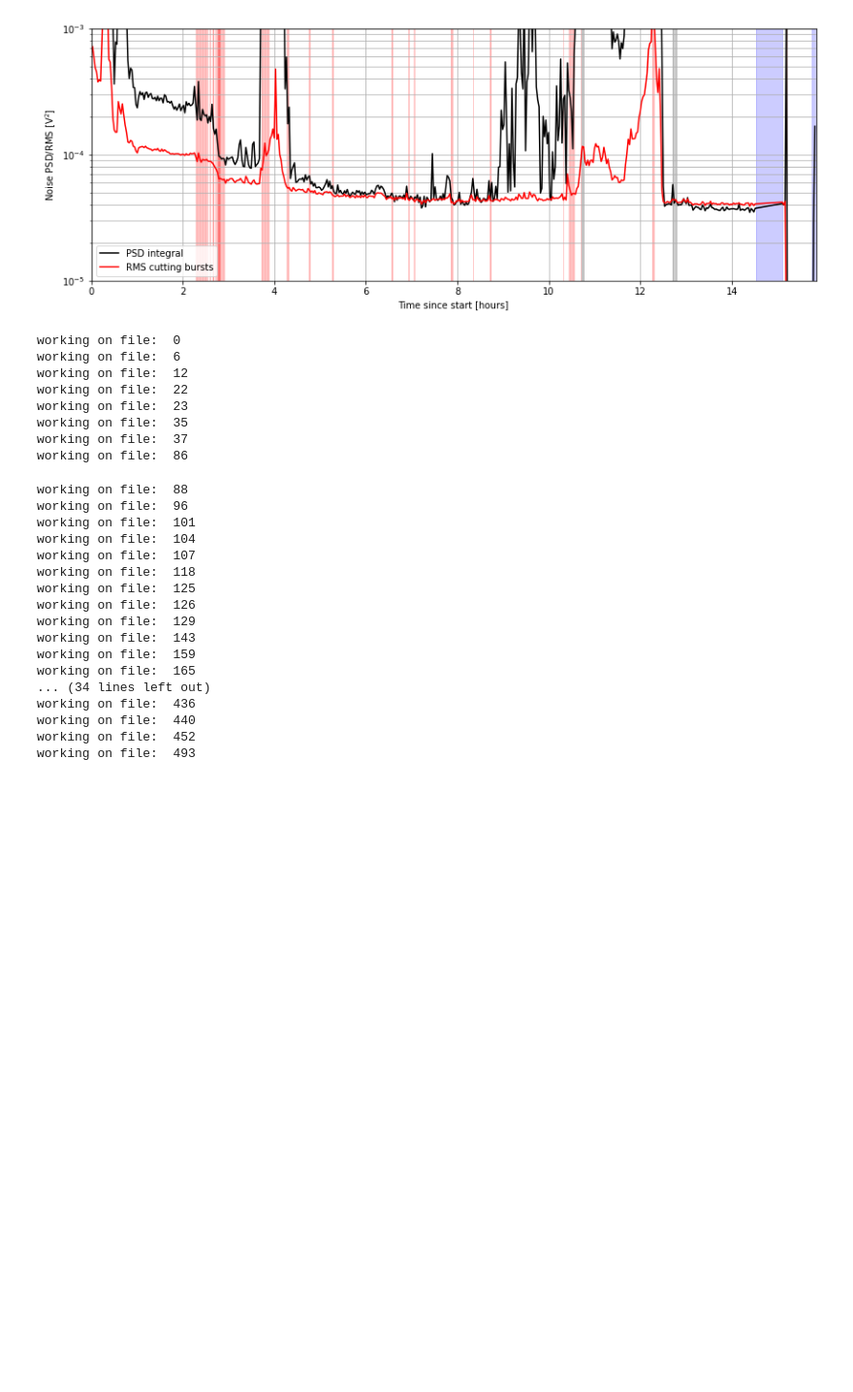
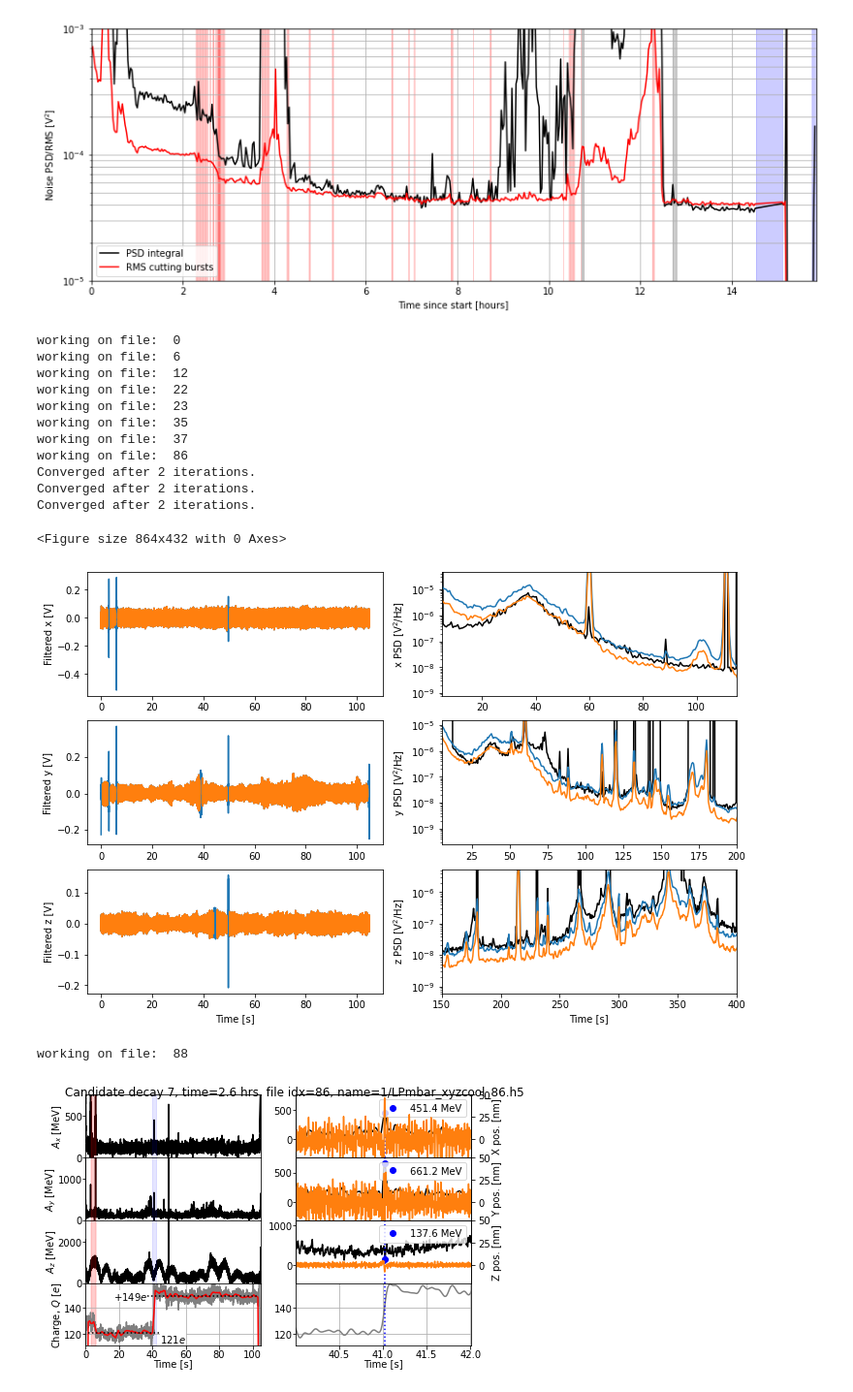
Before and after one commit to Moore-Lab/decay_analysis, a Jupyter notebook: analyze_alpha_data_20231030.ipynb, the cells around one changed output. Shown at 97% size. Cells and saved outputs as stored; diff of their text form; code cells hidden in the pictures; blank space fills up the shorter version.

```diff
--- a/analyze_alpha_data_20231030.ipynb
+++ b/analyze_alpha_data_20231030.ipynb
@@ -1450,7 +1450,7 @@ with open(data_dir+"/pulse_plot_%s.pkl"%file_label, 'wb') as fout:
     pickle.dump(out_dict, fout)
 # %%
 ## now assemble a list of the candidate decays and use the recon methods above to look for pulses
-remake_files = False
+remake_files = True
 
 
 importlib.reload(bu)
@@ -1490,7 +1490,7 @@ if(remake_files):
                 fig_sub = []
 
         print("working on file: ", int(idx))
-        #if(j>7): break
+        if(j>7): break
         #if(idx != 271): continue
         step_idx = np.floor(step_times[:,0]).astype(int).tolist().index(int(idx))
         step_time = step_times[step_idx,1]
@@ -1514,7 +1514,8 @@ if(remake_files):
                                                     xrange=xrange, charge_range=charge_range, rasterized=True, res_pars=[omega0, gamma],
                                                     filt_charge_data=True, field_cal_fac=0.8, ylim2_scale=4.75, plot_wind_zoom=1,
                                                     ylim_nm=[-20,50], ylim_nm_z=[-20,50], charge_wind=10, plot_peak=True,
-                                                    subtract_sine_step=step_subtract, do_subtract_plots=do_subtract_plots, figsub=fig_sub)
+                                                    subtract_sine_step=step_subtract, do_subtract_plots=do_subtract_plots, figsub=fig_sub,
+                                                    fit_prepulse=True)
 
         #opt_filt_amps_1D = bu.optimal_filt_1D(calib_file_dict, template_dict_fit, noise_dict_3D, time_offset=8,
         #           drive_idx=10, cal_fac=4.2e-8, make_plots=False, coord='x')
@@ -1542,50 +1543,40 @@ if(remake_files):
             pdf_sub.savefig(dpi=150, bbox_inches="tight")
             fig_sub.clf()
 
         if((j+1) % max_files_per_pdf == 0):
             pdf.close()
             pdf_is_open = False
             pdf_idx += 1
 
     if(pdf_is_open):
         pdf.close()
         if(step_subtract and do_subtract_plots):
             pdf_sub.close()
 
     with open(fname, 'wb') as fout:
         pickle.dump(pulse_data, fout)
 else:
 
     with open(fname, 'rb') as fin:
         pulse_data = pickle.load(fin)
 
 plt.close(fig)
 # %% [output]
 working on file:  0
 working on file:  6
 working on file:  12
 working on file:  22
 working on file:  23
 working on file:  35
 working on file:  37
 working on file:  86
+Converged after 2 iterations.
+Converged after 2 iterations.
+Converged after 2 iterations.
-working on file:  88
-working on file:  96
-working on file:  101
-working on file:  104
-working on file:  107
-working on file:  118
-working on file:  125
-working on file:  126
-working on file:  129
-working on file:  143
-working on file:  159
-working on file:  165
-... (34 lines left out)
-working on file:  436
-working on file:  440
-working on file:  452
-working on file:  493
+<Figure size 864x432 with 0 Axes>
+[figure, added]
+working on file:  88
+[figure, added]
 # %%
 remake_files = False
 importlib.reload(bu)
```
Also changed, not shown: parts of 5 cells of this notebook, 2 other files.
